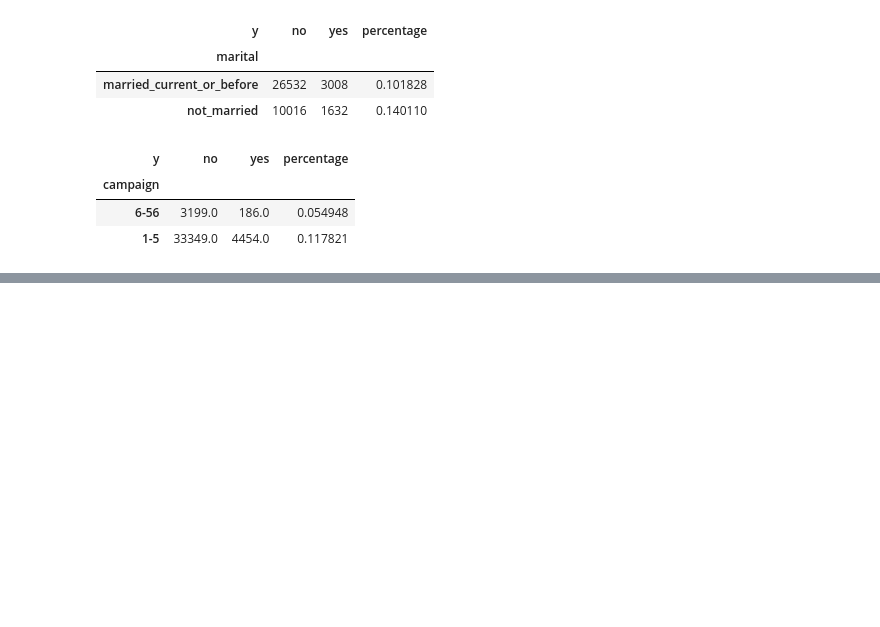
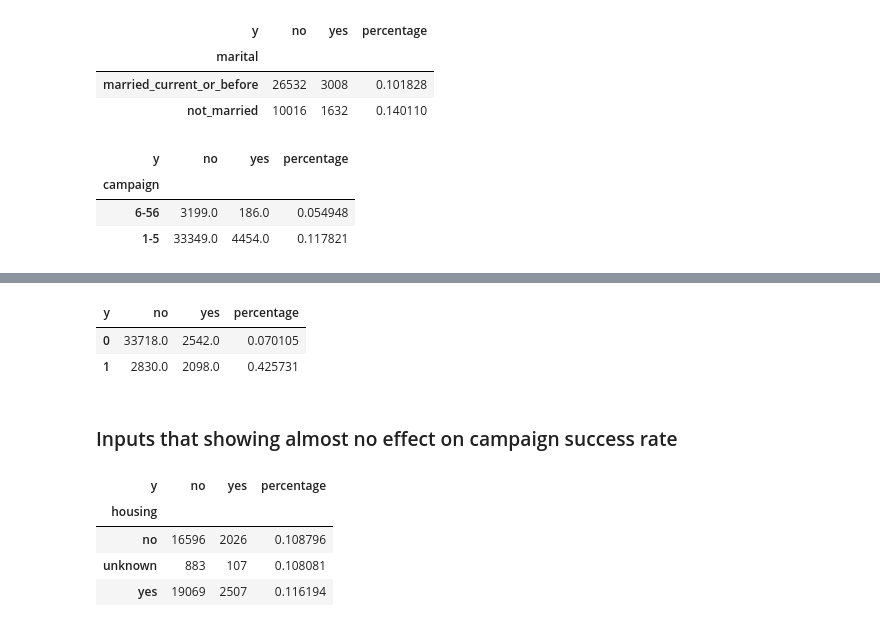
Before and after one commit to yatong2/Springboard, a Jupyter notebook: Capstone_Data_Exploration.ipynb, the cells around one changed output, grey strips where cells are left out. Drawn from its saved outputs; the diff is of its cells as text; code cells hidden in the pictures; blank space fills up the shorter version.

Commit message:
more exploration on different inputs

```diff
--- a/Capstone_Data_Exploration.ipynb
+++ b/Capstone_Data_Exploration.ipynb
@@ -242,0 +294,26 @@ cam.sort_values('percentage')
+# %%
+#phone call duration effect on campaign success rate
+dur = bank_info.groupby(['duration', 'y']).size().unstack(0).fillna(0)
+df = pd.DataFrame()
+a = dur.loc[:,0:500].sum(1)
+b = dur.loc[:,501:5000].sum(1)
+df = df.append([a,b], ignore_index=True)
+df['percentage'] = df.yes / (df.yes + df.no)
+df
+# %% [output]
+| y | no | yes | percentage |
+| 0 | 33718.0 | 2542.0 | 0.070105 |
+| 1 | 2830.0 | 2098.0 | 0.425731 |
+# %% [markdown]
+### Inputs that showing almost no effect on campaign success rate
+# %%
+#housing loan effect on campaign success
+hou = bank_info.groupby(['housing', 'y']).size().unstack()
+hou['percentage'] = hou.yes / (hou.yes + hou.no)
+hou #not much relationship between housing loan and campaign success
+# %% [output]
+| y | no | yes | percentage |
+| housing |  |  |  |
+| no | 16596 | 2026 | 0.108796 |
+| unknown | 883 | 107 | 0.108081 |
+| yes | 19069 | 2507 | 0.116194 |
```
Also changed, not shown: parts of 4 cells of this notebook.
